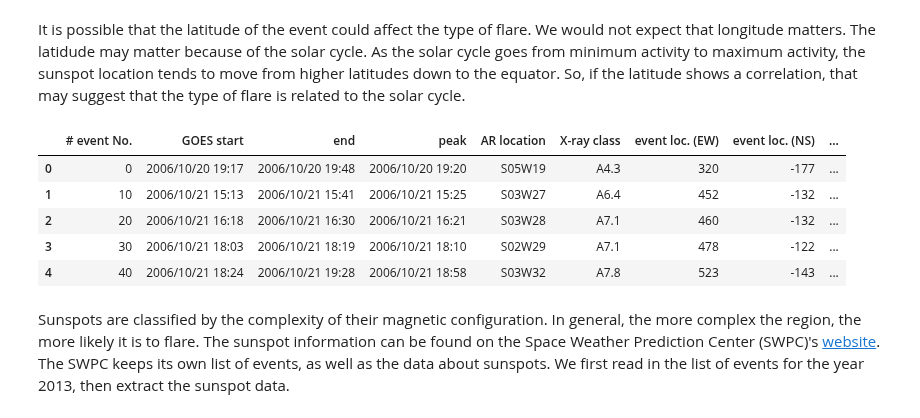
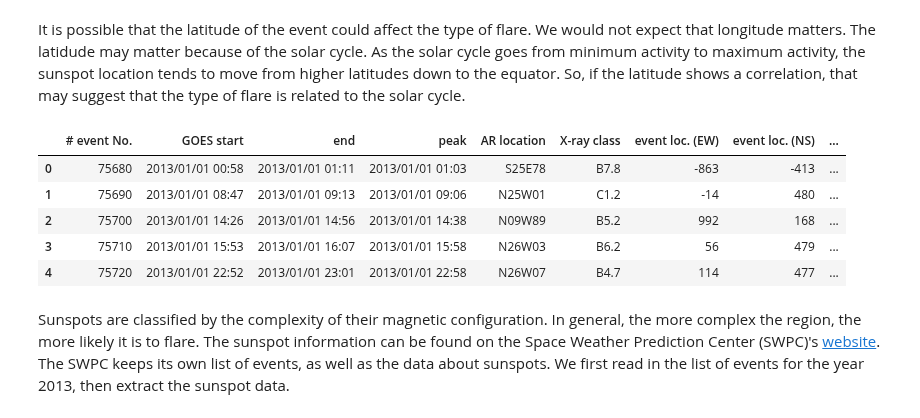
Before and after one commit to Nschanche/Flare_peaks, a Jupyter notebook: flare_project.ipynb, the cells around one changed output. Drawn from its saved outputs; the diff is of its cells as text; code cells hidden in the pictures.

```diff
--- a/flare_project.ipynb
+++ b/flare_project.ipynb
@@ -86,31 +89,31 @@ The latidude may matter because of the solar cycle.  As the solar cycle goes fro
 # %%
 #We will not use the RHESSI or NoRH data at all, so we can just remove those columns.
 flare_catalog = flare_catalog.drop(['RHESSI','NoRH'], 1)
 flare_catalog.head()
 
 # Add new columns for the heliographic latitude and longitude.
 flare_catalog["latitude"] = flare_catalog['AR location'].apply(
     lambda x: re.match("[NS](\d{2})[EW](\d{2})", x).group(1))
 flare_catalog["longitude"] = flare_catalog['AR location'].apply(
     lambda x: re.match("[NS](\d{2})[EW](\d{2})", x).group(2))
 
-# Only look at dates after August of 2013.
+# Only look at dates after January of 2013.
 # This is a somewhat arbitrary cutoff. We need dates after 2010 because
 # that is when AIA launched. We just took the most recent year so that we
 # would have fewer samples to go through to ensure we have time to find
 # peak AIA times for them all.
 dates = flare_catalog['GOES start']
-cutoff = pd.to_datetime('2006/08/01 00:00')
+cutoff = pd.to_datetime('2013/01/01 00:00')
 recent_flare_catalog = flare_catalog[pd.to_datetime(dates) >= cutoff]
 recent_flare_catalog.reset_index(drop=True, inplace=True)
 recent_flare_catalog.head()
 # %% [output]
 |  | # event No. | GOES start | end | peak | AR location | X-ray class | event loc. (EW) | event loc. (NS) | ... |
-| 0 | 0 | 2006/10/20 19:17 | 2006/10/20 19:48 | 2006/10/20 19:20 | S05W19 | A4.3 | 320 | -177 | ... |
-| 1 | 10 | 2006/10/21 15:13 | 2006/10/21 15:41 | 2006/10/21 15:25 | S03W27 | A6.4 | 452 | -132 | ... |
-| 2 | 20 | 2006/10/21 16:18 | 2006/10/21 16:30 | 2006/10/21 16:21 | S03W28 | A7.1 | 460 | -132 | ... |
-| 3 | 30 | 2006/10/21 18:03 | 2006/10/21 18:19 | 2006/10/21 18:10 | S02W29 | A7.1 | 478 | -122 | ... |
-| 4 | 40 | 2006/10/21 18:24 | 2006/10/21 19:28 | 2006/10/21 18:58 | S03W32 | A7.8 | 523 | -143 | ... |
+| 0 | 75680 | 2013/01/01 00:58 | 2013/01/01 01:11 | 2013/01/01 01:03 | S25E78 | B7.8 | -863 | -413 | ... |
+| 1 | 75690 | 2013/01/01 08:47 | 2013/01/01 09:13 | 2013/01/01 09:06 | N25W01 | C1.2 | -14 | 480 | ... |
+| 2 | 75700 | 2013/01/01 14:26 | 2013/01/01 14:56 | 2013/01/01 14:38 | N09W89 | B5.2 | 992 | 168 | ... |
+| 3 | 75710 | 2013/01/01 15:53 | 2013/01/01 16:07 | 2013/01/01 15:58 | N26W03 | B6.2 | 56 | 479 | ... |
+| 4 | 75720 | 2013/01/01 22:52 | 2013/01/01 23:01 | 2013/01/01 22:58 | N26W07 | B4.7 | 114 | 477 | ... |
 # %% [markdown]
 Sunspots are classified by the complexity of their magnetic configuration. In general, the more complex the region, the more likely it is to flare. The sunspot information can be found on the Space Weather Prediction Center (SWPC)'s [website](http://www.swpc.noaa.gov/ftpmenu/warehouse.html). The SWPC keeps its own list of events, as well as the data about sunspots. We first read in the list of events for the year 2013, then extract the sunspot data.
 # %%
```
Also changed, not shown: parts of 14 cells of this notebook, 1 other file.
